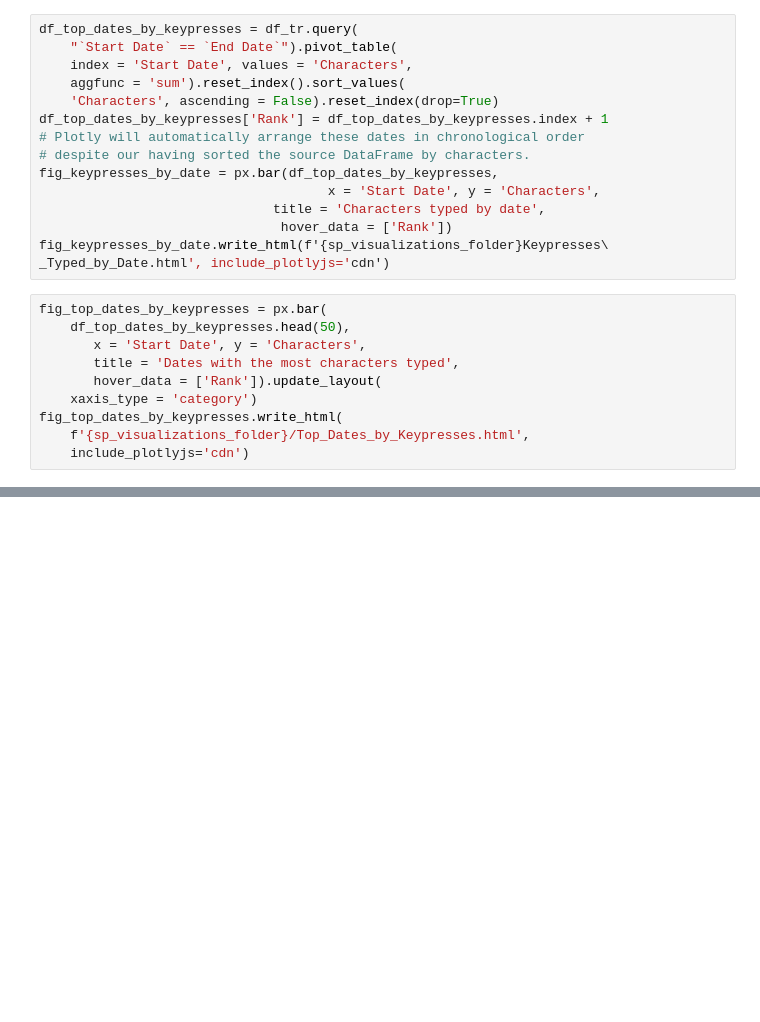
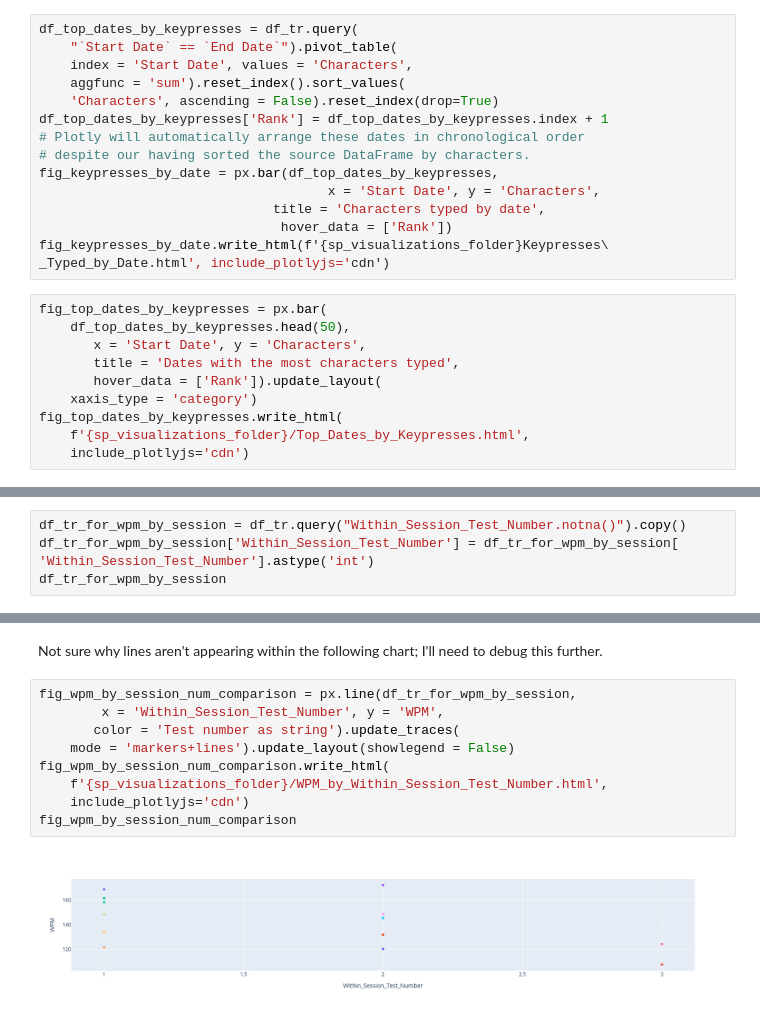
Before and after one commit to redzimski/cpp_tttb, a Jupyter notebook: build/sp_visualizations.ipynb, the cells around one changed output, grey strips where cells are left out. Cells and saved outputs as stored; diff of their text form; blank space fills up the shorter version.

```diff
--- a/build/sp_visualizations.ipynb
+++ b/build/sp_visualizations.ipynb
@@ -269,0 +317,5 @@ fig_top_dates_by_keypresses.write_html(
+# %%
+df_tr_for_wpm_by_session = df_tr.query("Within_Session_Test_Number.notna()").copy()
+df_tr_for_wpm_by_session['Within_Session_Test_Number'] = df_tr_for_wpm_by_session[
+'Within_Session_Test_Number'].astype('int')
+df_tr_for_wpm_by_session
@@ -270,3 +337,16 @@ fig_top_dates_by_keypresses.write_html(
+# %% [markdown]
+Not sure why lines aren't appearing within the following chart; I'll need to debug this further.
+# %%
+fig_wpm_by_session_num_comparison = px.line(df_tr_for_wpm_by_session,
+        x = 'Within_Session_Test_Number', y = 'WPM',
+       color = 'Test number as string').update_traces(
+    mode = 'markers+lines').update_layout(showlegend = False)
+fig_wpm_by_session_num_comparison.write_html(
+    f'{sp_visualizations_folder}/WPM_by_Within_Session_Test_Number.html',
+    include_plotlyjs='cdn')
+fig_wpm_by_session_num_comparison
+# %% [output]
+[figure, added]
 # %%
 end_time = time.time()
 run_time = end_time - start_time
```
Also changed, not shown: parts of 12 cells of this notebook, 30 other files.
